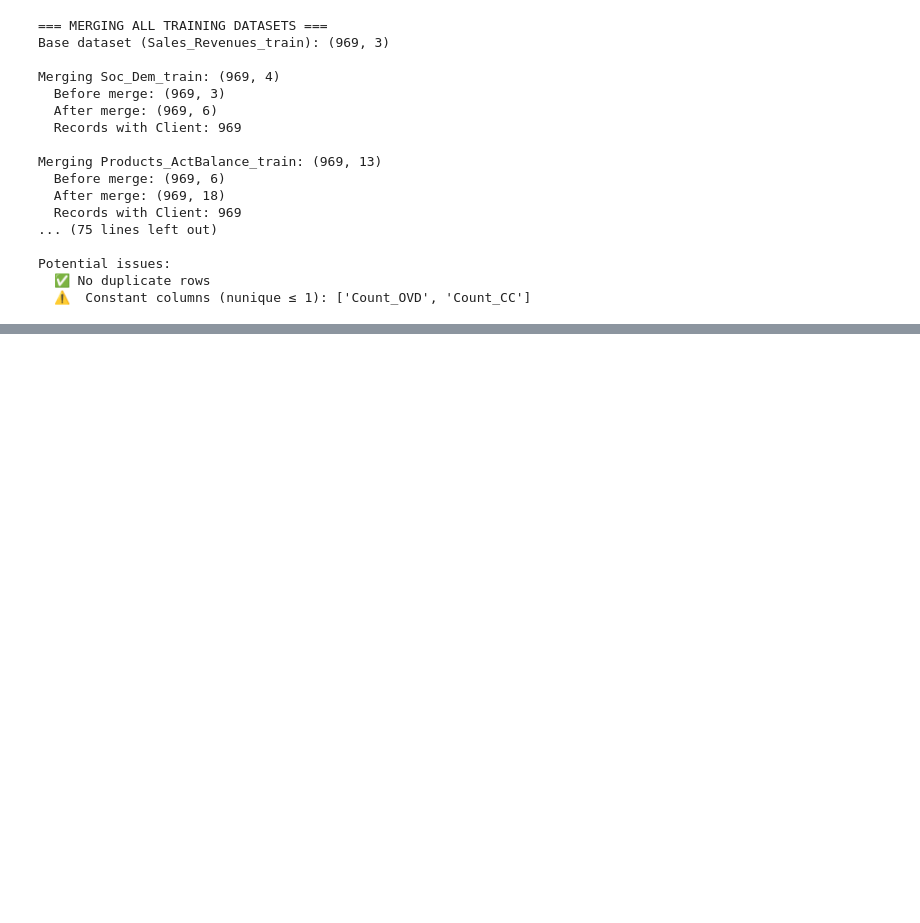
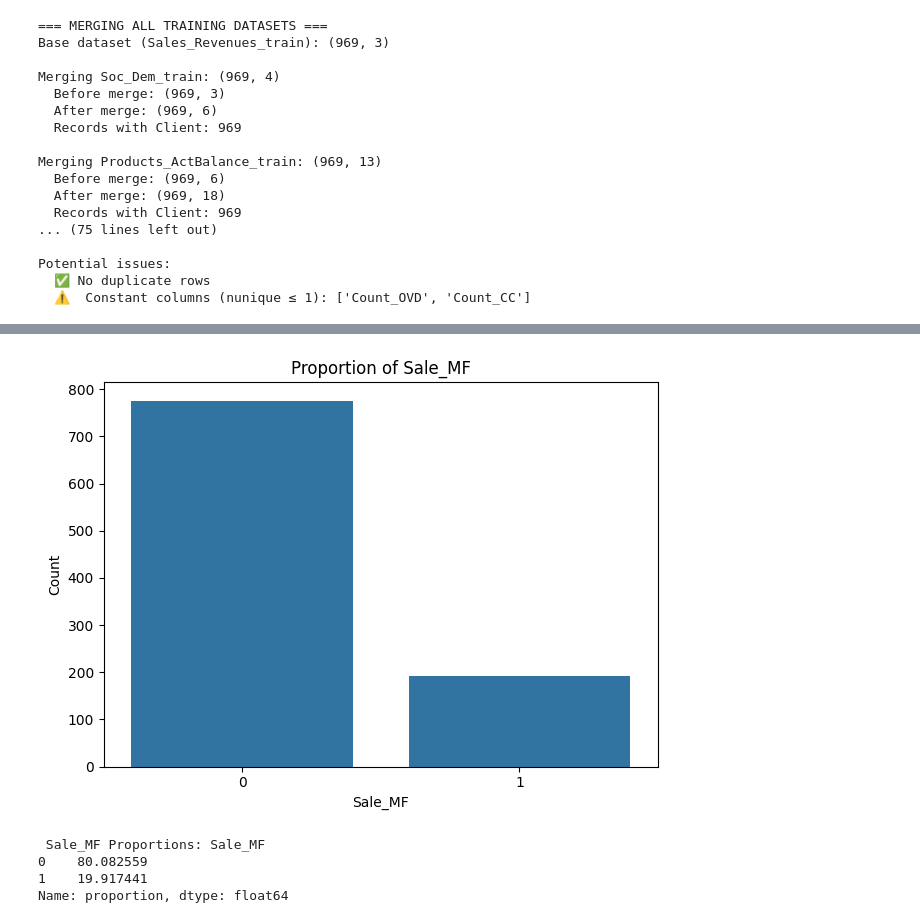
Before and after one commit to cyh002/direct-marketing-optimization, a Jupyter notebook: notebooks/mf_analysis.ipynb, the cells around one changed output, grey strips where cells are left out. Cells and saved outputs as stored; diff of their text form; code cells hidden in the pictures; blank space fills up the shorter version.

```diff
--- a/notebooks/mf_analysis.ipynb
+++ b/notebooks/mf_analysis.ipynb
@@ -550,0 +324,19 @@ plot_correlation_analysis(
+# %%
+# Proportion of Sale_MF
+plt.Figure(figsize=(8, 6))
+sns.countplot(data=combined_train_data, x='Sale_MF')
+plt.title('Proportion of Sale_MF')
+plt.xlabel('Sale_MF')
+plt.ylabel('Count')
+plt.tight_layout()
+plt.show()
+
+# Percentage
+sale_mf_counts = combined_train_data['Sale_MF'].value_counts(normalize=True) * 100
+print(f" Sale_MF Proportions: {sale_mf_counts}")
+# %% [output]
+[figure, added]
+ Sale_MF Proportions: Sale_MF
+0    80.082559
+1    19.917441
+Name: proportion, dtype: float64
```
Also changed, not shown: parts of 25 cells of this notebook.
